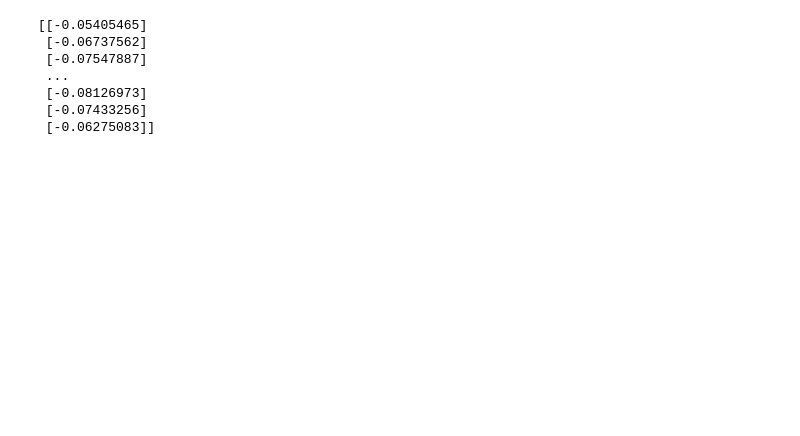
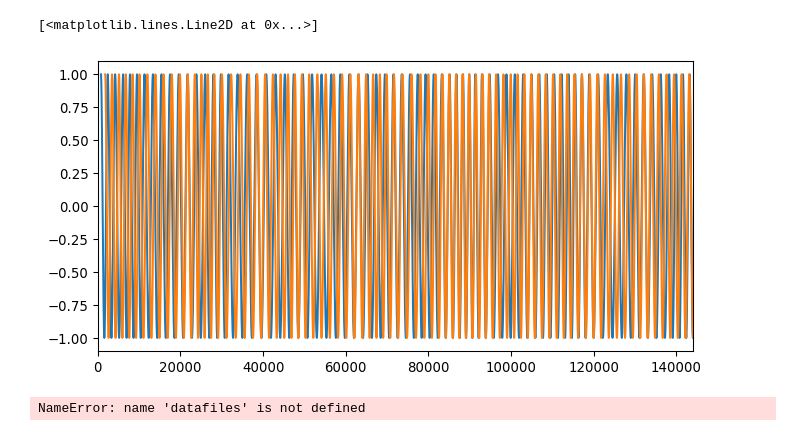
Before and after one commit to visserle/two-hearts, a Jupyter notebook: 02_preprocessing.ipynb, the cells around one changed output. Cells and saved outputs as stored; diff of their text form; code cells hidden in the pictures; blank space fills up the shorter version.

```diff
--- a/02_preprocessing.ipynb
+++ b/02_preprocessing.ipynb
@@ -16,0 +43,3 @@ from lists import list_str, datafiles, datafiles_1k, datafiles_raw, datafiles_go
+# %%
+# Set sampling rate for neurokit2
+sampling_rate=2000
@@ -16,0 +126,10 @@ from lists import list_str, datafiles, datafiles_1k, datafiles_raw, datafiles_go
+# %%
+xlim1 = 0*sampling_rate
+xlim2 = 24*sampling_rate
+
+fig = plt.figure(figsize=(8,4), dpi=96)
+
+plt.xlim(xlim1, xlim2)
+
+plt.plot(data[2])
+plt.plot(ecg[2])#[sampling_rate*6:])
@@ -17,16 +139,28 @@ from lists import list_str, datafiles, datafiles_1k, datafiles_raw, datafiles_go
+# %%
+fig = plt.figure(figsize=(8,4), dpi=96)
+
+plt.xlim(xlim1, xlim2*3)
+# plt.plot(ibi_time_1)
+test = np.array(data[0])
+
+plt.plot(data[1])
+plt.plot(data[3])
+# %% [output]
+[<matplotlib.lines.Line2D at 0x...>]
+[figure, added]
 # %%
-# Load ECG-data as list
-data_raw = [None]*len(list_str)
+# Save preprocessed data
 for i in range(len(list_str)):
-    data_raw[i] = np.load(datafiles_raw[i])
-    #data_raw[i] = np.load(datafiles_raw_google[i])
+    np.save(datafiles[i], data[i])
 
-print((data_raw[0]))
+# Load data
+data = [None]*len(list_str)
+for i in range(len(list_str)):
+    data[i] = np.load(datafiles[i])
+    #data_raw[i] = np.load(datafiles_google[i])
+
+# Data preperation for keras
+data = np.array(data, dtype = "float32")
+data.shape
 # %% [output]
-[[-0.05405465]
- [-0.06737562]
- [-0.07547887]
- ...
- [-0.08126973]
- [-0.07433256]
- [-0.06275083]]
+NameError: name 'datafiles' is not defined
```
Also changed, not shown: parts of 14 cells of this notebook.
